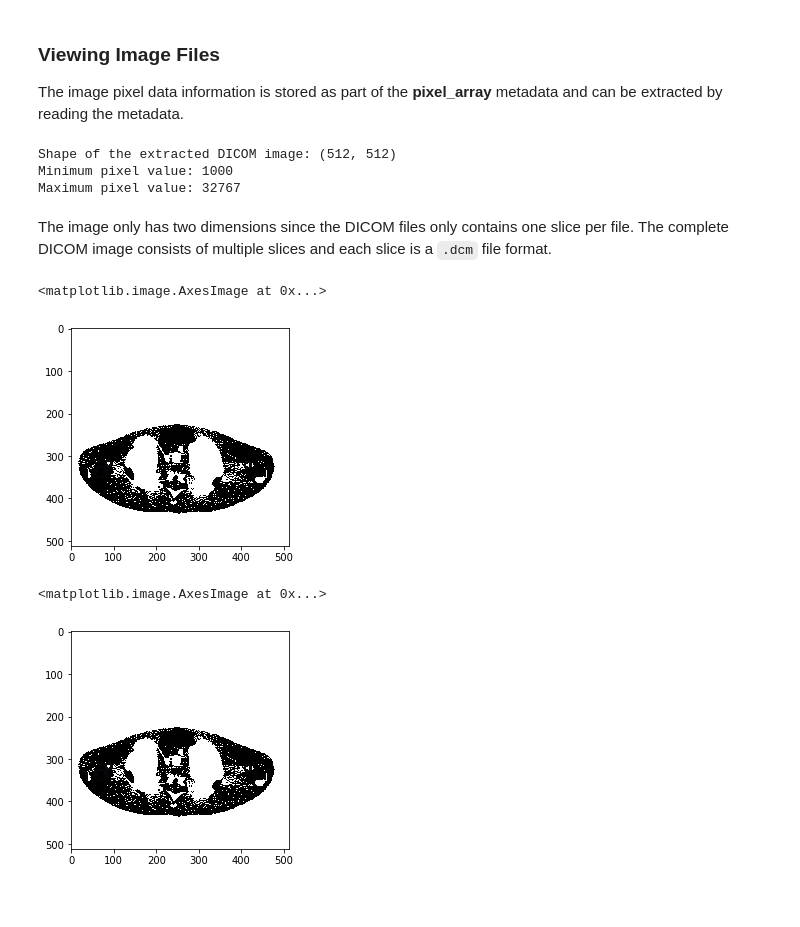
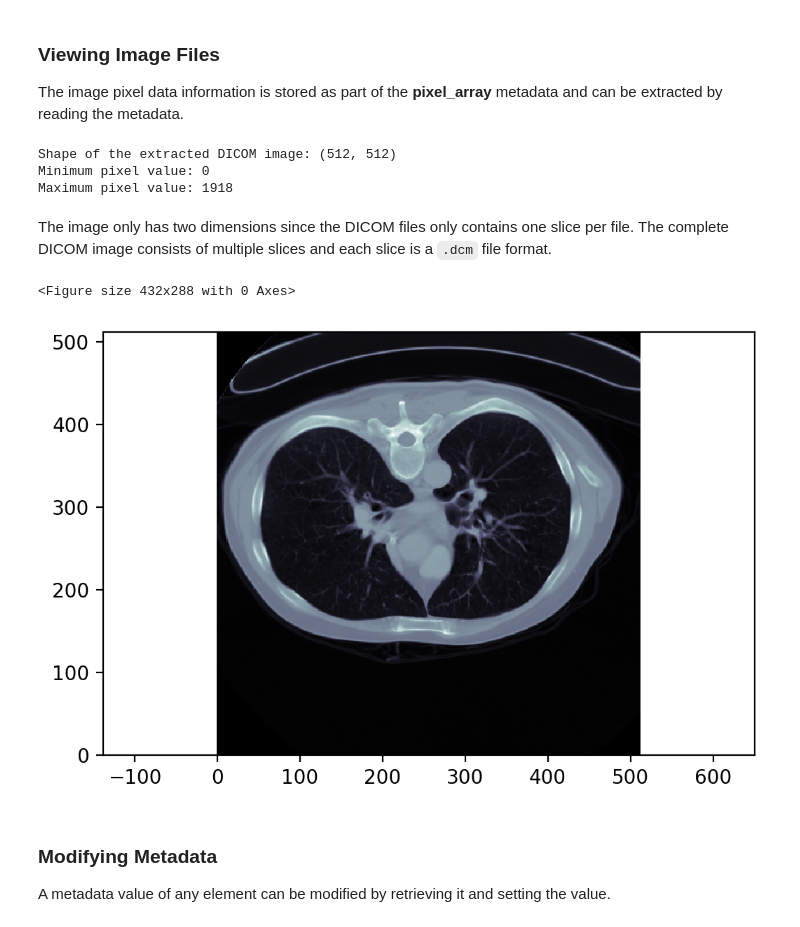
Before and after one commit to sauravmishra1710/Bio-Medical-Image-Analysis-with-DICOMs, a Jupyter notebook: Bio-Medical Image Analysis - DICOMS.ipynb, the cells around one changed output. Cells and saved outputs as stored; diff of their text form; code cells hidden in the pictures; blank space fills up the shorter version.

Commit message:
Content Updated
DICOM metadata tags - reading and modifying values.

```diff
--- a/Bio-Medical Image Analysis - DICOMS.ipynb
+++ b/Bio-Medical Image Analysis - DICOMS.ipynb
@@ -106,8 +107,8 @@ import matplotlib.pyplot as plt
 
 - **dcmread( ... ):** Read and parse a DICOM dataset stored in the DICOM File Format. It returns an instance of FileDataset that represents a parsed DICOM file.
 # %%
-filename = "data\DCM00000.dcm"
-medicalData = pydicom.dcmread(filename)
-medicalData
+filename = "data\ID_0000_AGE_0060_CONTRAST_1_CT.dcm"
+dicomData = pydicom.dcmread(filename)
+dicomData
 # %% [output]
 Dataset.file_meta -------------------------------
@@ -140,19 +172,14 @@ As discussed in the sections above, the metadata includes the **patient's demogr
 
 The image pixel data information is stored as part of the **pixel_array** metadata and can be extracted by reading the metadata.
 # %%
-image = medicalData.pixel_array
+image = dicomData.pixel_array
 
 print("Shape of the extracted DICOM image:", image.shape)
 print("Minimum pixel value:", image.min())
 print("Maximum pixel value:", image.max())
 # %% [output]
 Shape of the extracted DICOM image: (512, 512)
-Minimum pixel value: 1000
-Maximum pixel value: 32767
+Minimum pixel value: 0
+Maximum pixel value: 1918
 # %% [markdown]
 The image only has two dimensions since the DICOM files only contains one slice per file. The complete DICOM image consists of multiple slices and each slice is a `.dcm` file format.
-# %%
-plt.imshow(image, cmap=plt.cm.bone)
-# %% [output]
-<matplotlib.image.AxesImage at 0x...>
-[figure, removed]
@@ -168,5 +186,16 @@ hu_image = transform_to_hu(medicalData, image)
-# %%
-plt.imshow(hu_image, cmap=plt.cm.bone)
-# %% [output]
-<matplotlib.image.AxesImage at 0x...>
-[figure, removed]
+# %%
+def plot_image(image, cm = pyplot.bone()):
+
+    pyplot.figure(dpi=200)
+    pyplot.axes().set_aspect('equal', 'datalim')
+    pyplot.set_cmap(cm)
+    pyplot.pcolormesh(image)
+
+plot_image(image)
+# %% [output]
+<Figure size 432x288 with 0 Axes>
+[figure, added]
+# %% [markdown]
+### Modifying Metadata
+
+A metadata value of any element can be modified by retrieving it and setting the value.
```
Also changed, not shown: parts of 9 cells of this notebook.
